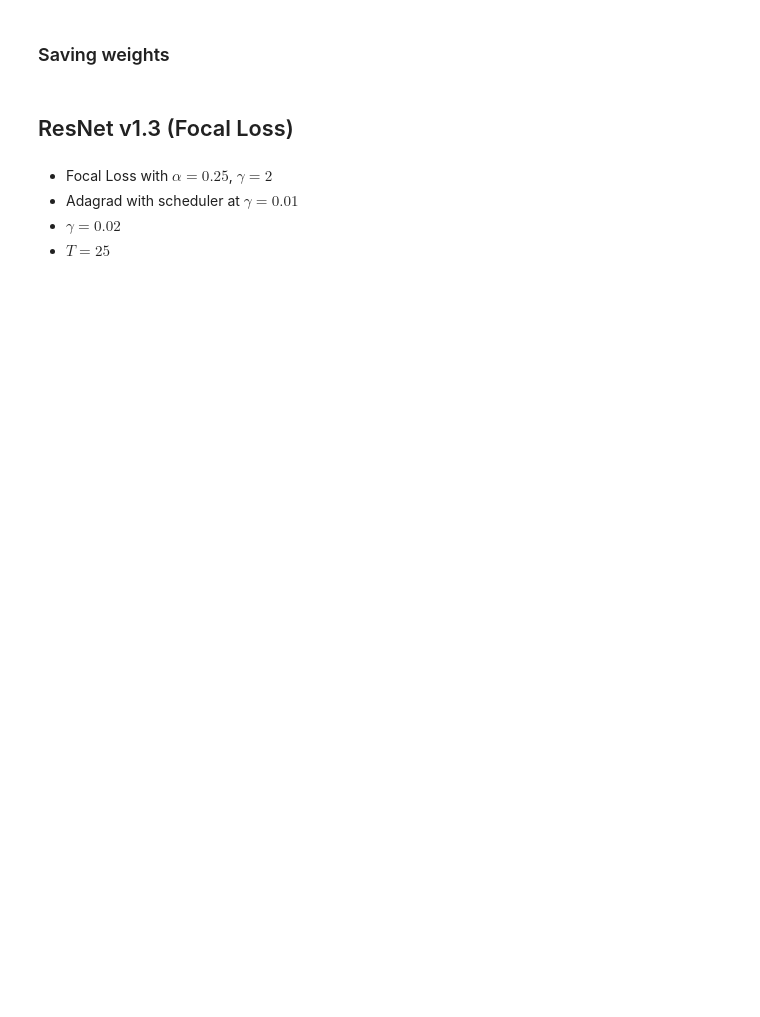
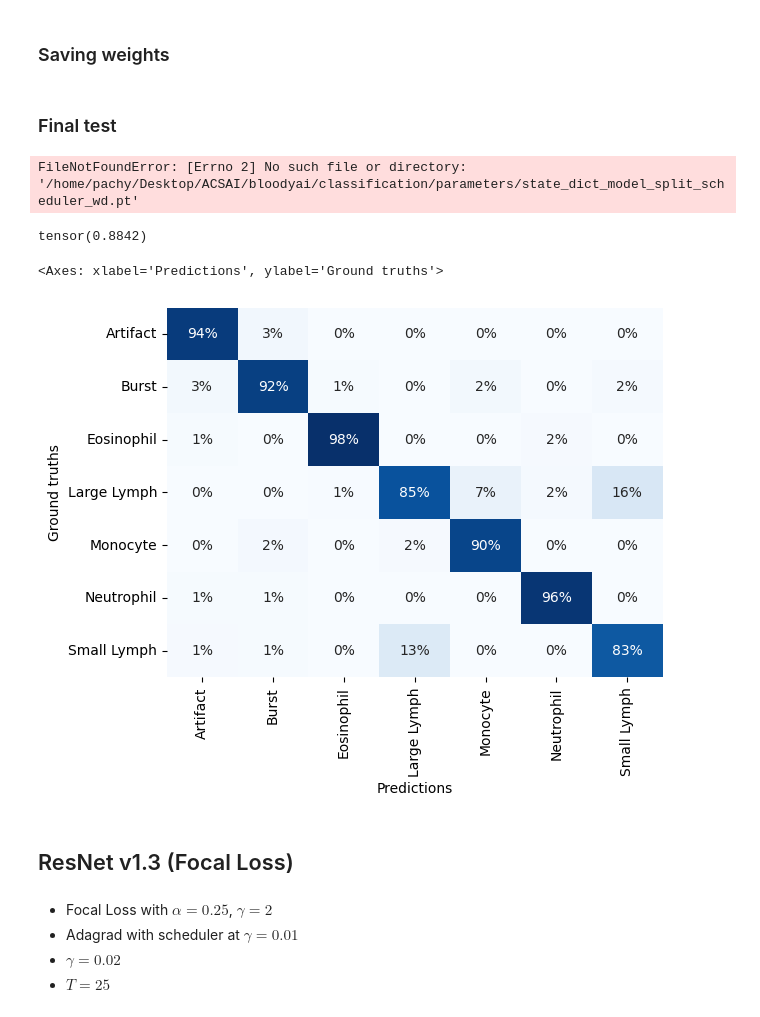
Before and after one commit to lordPachy/bloodyai, a Jupyter notebook: classification/resnet.ipynb, the cells around one changed output. Cells and saved outputs as stored; diff of their text form; code cells hidden in the pictures; blank space fills up the shorter version.

```diff
--- a/classification/resnet.ipynb
+++ b/classification/resnet.ipynb
@@ -204,8 +137,5 @@ torch.Size([64, 3, 224, 224]) torch.float32 torch.Size([64]) torch.int64
 # %%
 class ProgressBoard(d2l.HyperParameters):
-    """The board that plots data points in animation.
-
-    Defined in :numref:`sec_oo-design`"""
     def __init__(self, xlabel=None, ylabel=None, xlim=None,
                  ylim=None, xscale='linear', yscale='linear',
                  ls=['-', '--', '-.', ':'], colors=['C0', 'C1', 'C2', 'C3'],
@@ -216,7 +146,6 @@ class ProgressBoard(d2l.HyperParameters):
         raise NotImplemented
 
     def draw(self, x, y, label, every_n=1):
-        """Defined in :numref:`sec_utils`"""
         Point = collections.namedtuple('Point', ['x', 'y'])
         if not hasattr(self, 'raw_points'):
             self.raw_points = collections.OrderedDict()
@@ -710,6 +645,57 @@ ax
 ### Saving weights
 # %%
 torch.save(model.state_dict(), 'parameters/state_dict_model_split_scheduler_wd.pt')
+# %% [markdown]
+### Final test
+# %%
+def prepare_ResNet18(path_to_parameters):
+    model = ResNet18(num_classes=7)
+    model.load_state_dict(torch.load(path_to_parameters))
+    model.eval()
+
+    return model
+
+def batch_inference_with_ResNet18(model, img):
+    preds = model(img)
+    i = np.argmax(preds.detach().numpy(), axis=1)
+    return torch.asarray(i)
+
+model= prepare_ResNet18(path_to_parameters='/home/pachy/Desktop/ACSAI/bloodyai/classification/parameters/state_dict_model_split_scheduler_wd.pt')
+# %% [output]
+FileNotFoundError: [Errno 2] No such file or directory: '/home/pachy/Desktop/ACSAI/bloodyai/classification/parameters/state_dict_model_split_scheduler_wd.pt'
+# %%
+data = CroppedCellsFull()
+test_data = data.get_datatest_loader()
+y_hat = torch.tensor([])
+y_true = torch.tensor([])
+
+for batch in iter(test_data):
+    X, y = batch
+    preds = batch_inference_with_ResNet18(model, X)
+    #print(y_hat)
+    y_hat = torch.concatenate((y_hat, preds))
+    y_true = torch.concatenate((y_true, y))
+# %%
+acc = torchmetrics.functional.classification.multiclass_accuracy(y_hat, y_true, 7)
+acc
+# %% [output]
+tensor(0.8842)
+# %%
+cf_matrix_scheduler = sklearn.metrics.confusion_matrix(y_true, y_hat)
+ax = sns.heatmap(
+    data = cf_matrix_scheduler/sum(cf_matrix_scheduler),
+    annot=True,
+    fmt='.0%',
+    cbar=False,
+    xticklabels=['Artifact', 'Burst', 'Eosinophil', 'Large Lymph', 'Monocyte', 'Neutrophil', 'Small Lymph'],
+    yticklabels=['Artifact', 'Burst', 'Eosinophil', 'Large Lymph', 'Monocyte', 'Neutrophil', 'Small Lymph'],
+    cmap='Blues'
+)
+ax.set(xlabel = 'Predictions', ylabel = 'Ground truths')
+ax
+# %% [output]
+<Axes: xlabel='Predictions', ylabel='Ground truths'>
+[figure, added]
 # %% [markdown]
 ## ResNet v1.3 (Focal Loss)
 # %% [markdown]
```
Also changed, not shown: parts of 48 cells of this notebook, 3 other files.
